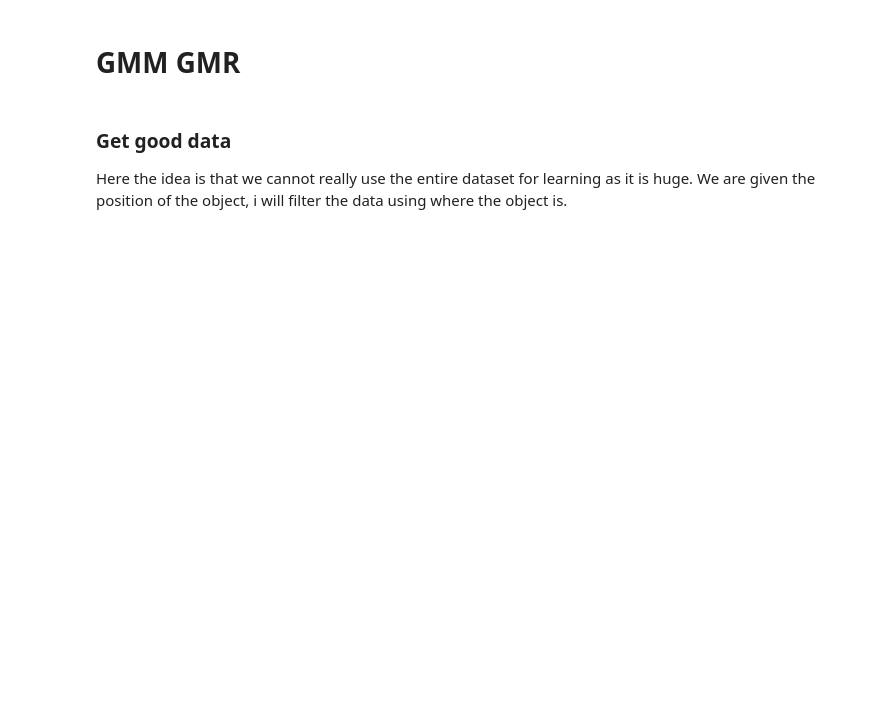
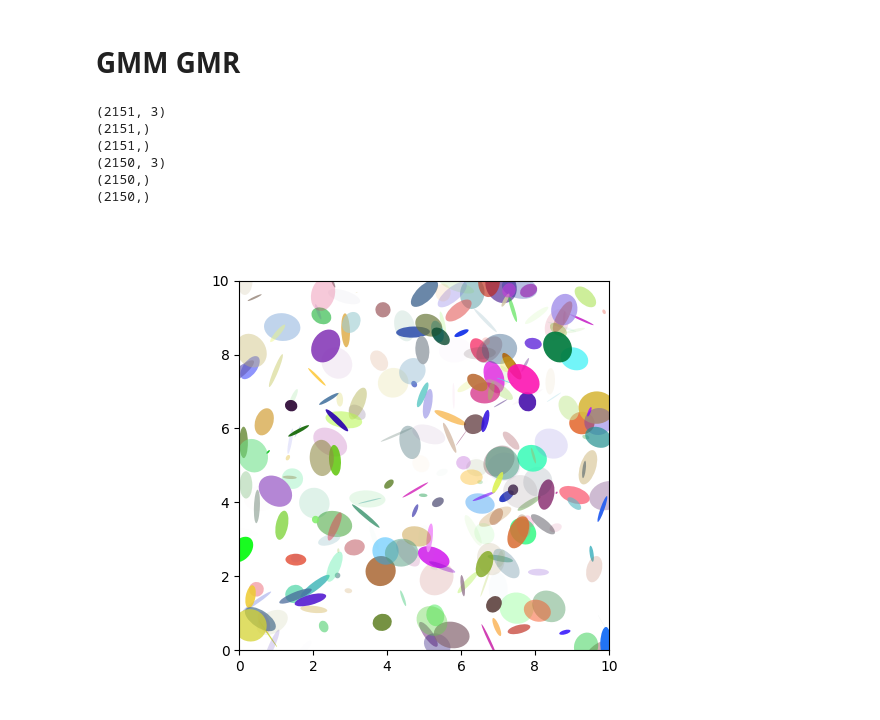
Before and after one commit to epfl-lasa/hitting_sim, a Jupyter notebook: data_processing.ipynb, the cells around one changed output. Cells and saved outputs as stored; diff of their text form; code cells hidden in the pictures; blank space fills up the shorter version.

```diff
--- a/data_processing.ipynb
+++ b/data_processing.ipynb
@@ -189,4 +105,0 @@ from gmr import GMM
-# %% [markdown]
-### Get good data
-
-Here the idea is that we cannot really use the entire dataset for learning as it is huge. We are given the position of the object, i will filter the data using where the object is.
@@ -281 +106,43 @@ print(input.shape)
+# %%
+## Joint 6 (starting from the number 0)
+l6 = l_6[::1000]
+X6 = X_6[::1000]
+v6 = v_6[::1000]
+
+idx = l6 <= 10
+
+l_6_data = l6[idx]
+X_6_data = X6[idx, :]
+v_6_data = v6[idx]
+
+print(X_6_data.shape)
+print(l_6_data.shape)
+print(v_6_data.shape)
+
+n_6_data = X_6_data.shape[0]
+
+
+## Joint 5 (starting from the number 0)
+l5 = l_5[::1000]
+X5 = X_5[::1000]
+v5 = v_5[::1000]
+
+idx = l5 <= 20
+
+l_5_data = l5[idx]
+X_5_data = X5[idx, :]
+v_5_data = v5[idx]
+
+print(X_5_data.shape)
+print(l_5_data.shape)
+print(v_5_data.shape)
+
+n_5_data = X_5_data.shape[0]
+# %% [output]
+(2151, 3)
+(2151,)
+(2151,)
+(2150, 3)
+(2150,)
+(2150,)
 # %%
@@ -293,0 +150,28 @@ print(a)
+# %%
+import matplotlib.pyplot as plt
+import numpy as np
+
+from matplotlib.patches import Ellipse
+
+# Fixing random state for reproducibility
+np.random.seed(19680801)
+
+NUM = 250
+
+ells = [Ellipse(xy=np.random.rand(2) * 10,
+                width=np.random.rand(), height=np.random.rand(),
+                angle=np.random.rand() * 360)
+        for i in range(NUM)]
+
+fig, ax = plt.subplots()
+ax.set(xlim=(0, 10), ylim=(0, 10), aspect="equal")
+
+for e in ells:
+    ax.add_artist(e)
+    e.set_clip_box(ax.bbox)
+    e.set_alpha(np.random.rand())
+    e.set_facecolor(np.random.rand(3))
+
+plt.show()
+# %% [output]
+[figure, added]
```
Also changed, not shown: parts of 18 cells of this notebook.
